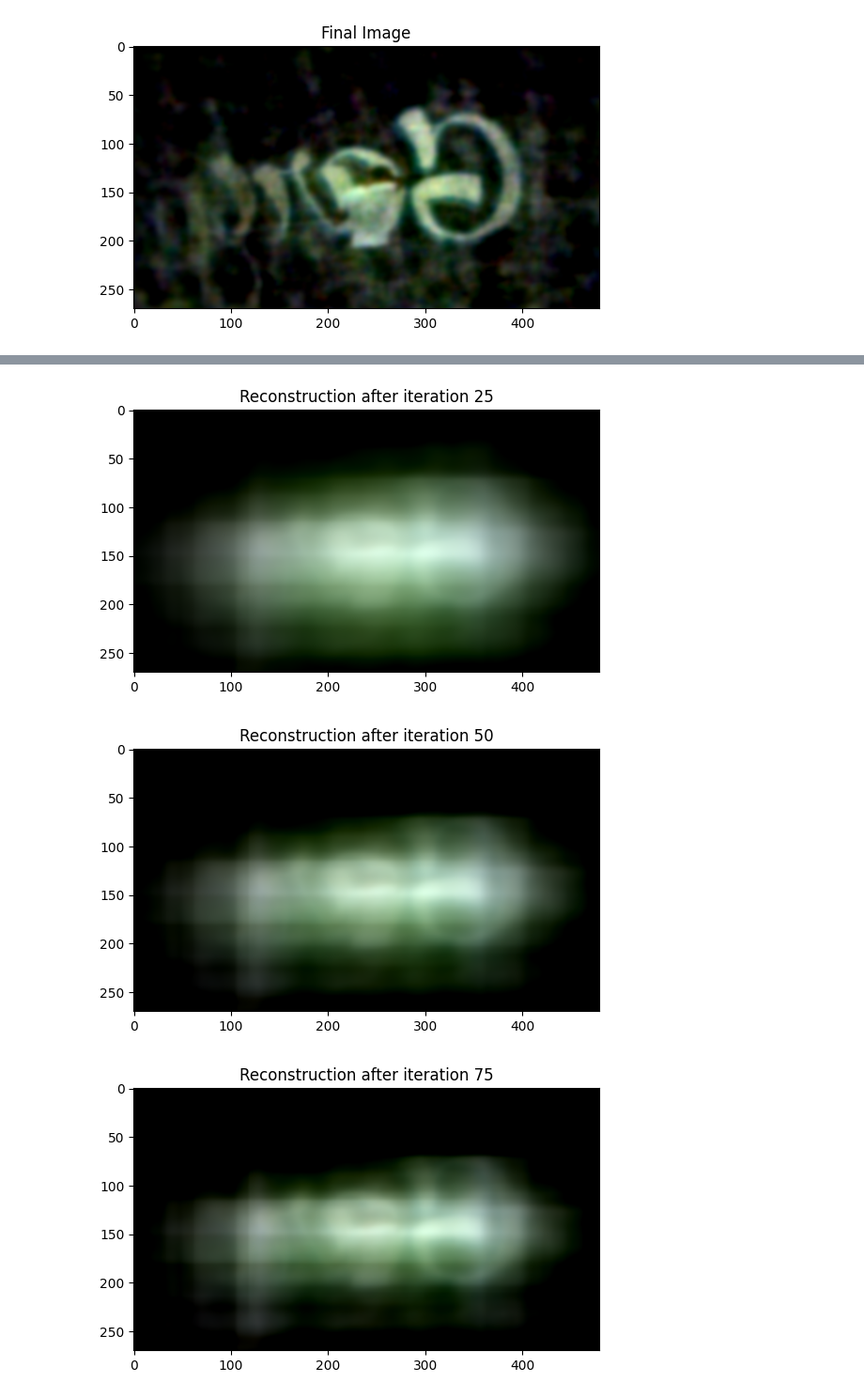
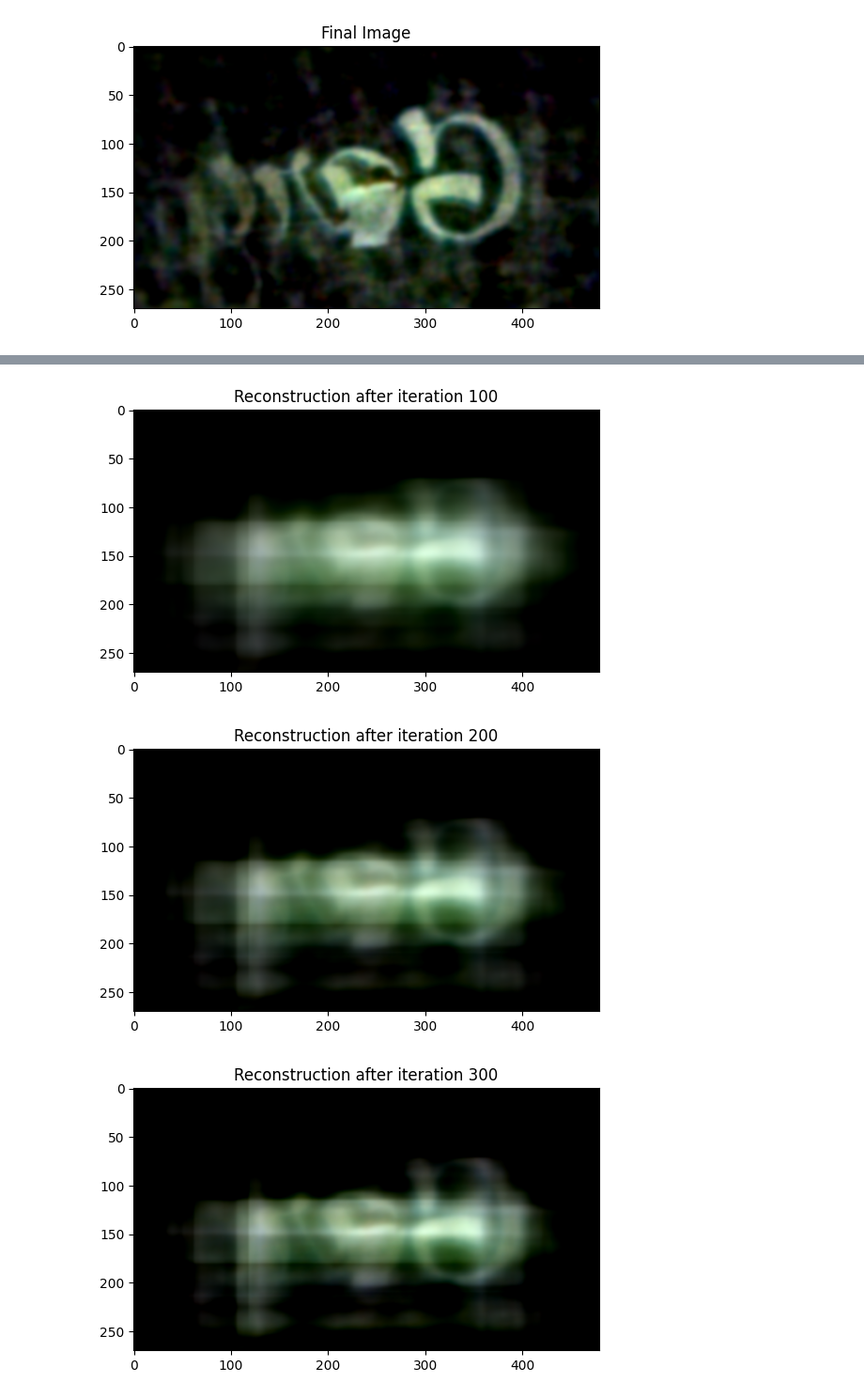
Before and after one commit to mbacvanski/lenseless_imaging, a Jupyter notebook: run_single_image.ipynb, the cells around one changed output, grey strips where cells are left out. Shown at 94% size. Drawn from its saved outputs; the diff is of its cells as text; code cells hidden in the pictures.

```diff
--- a/run_single_image.ipynb
+++ b/run_single_image.ipynb
@@ -55,10 +54,10 @@ plt.show()
 [figure]
 [figure]
 # %%
-from algorithms.gradient_descent import GD
+from algorithms.gradient_descent import gradient_descent
 
-reconstructor = GD(psf)
-reconstructed = reconstructor.apply(image, n_iter=50, disp_iter=10)
+reconstructor = gradient_descent(psf)
+reconstructed = reconstructor.apply(image, n_iter=1000, disp_iter=100)
 plot_image(reconstructed[0]).set_title("Final Image")
 plt.show()
 # %% [output]
@@ -65,4 +81,4 @@ plt.show()
 [figure]
-[figure, old version]
+[figure, new version]
-[figure, old version]
+[figure, new version]
-[figure, old version]
+[figure, new version]
```
Also changed, not shown: parts of 4 cells of this notebook, 2 other files.
